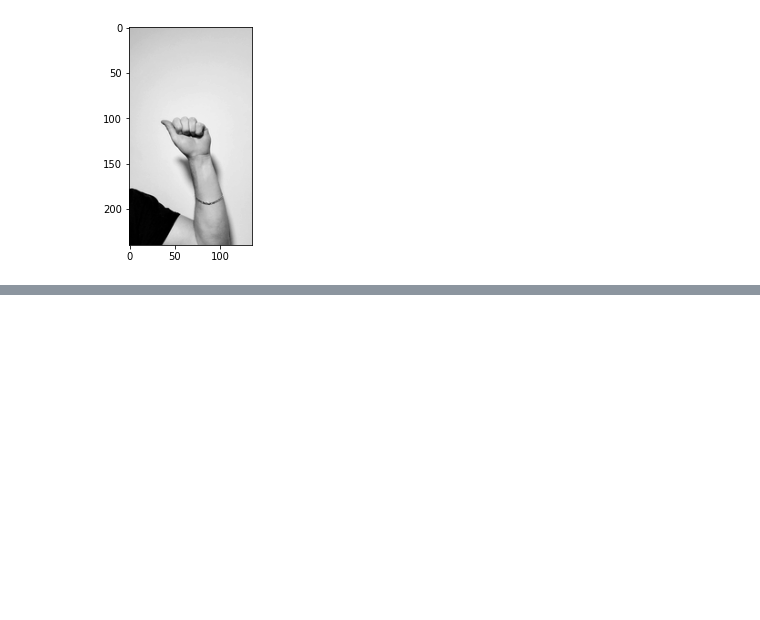
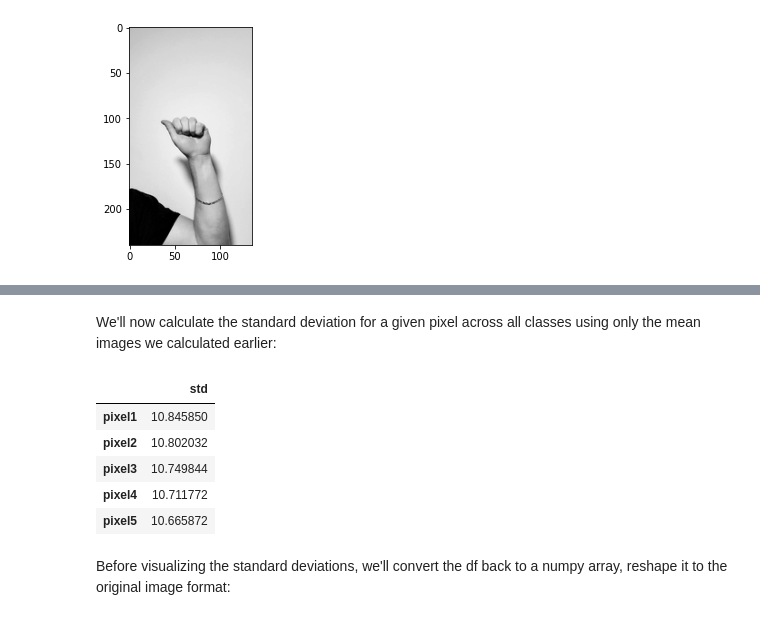
Before and after one commit to zachcarlson/ASLImageRecognition, a Jupyter notebook: ASLImageRecognition.ipynb, the cells around one changed output, grey strips where cells are left out. Saved outputs shown, nothing was run; the diff lists cells and outputs as text; code cells hidden in the pictures; blank space fills up the shorter version.

```diff
--- a/ASLImageRecognition.ipynb
+++ b/ASLImageRecognition.ipynb
@@ -93,0 +187,18 @@ print_mean_image(letter_B)
+# %% [markdown]
+We'll now calculate the standard deviation for a given pixel across all classes using only the mean images we calculated earlier:
+# %%
+image_mean_values = test.iloc[:,1:]
+labels = test.iloc[:,:1]
+
+image_mean_values_std = image_mean_values.std().to_frame()
+image_mean_values_std.columns = ["std"]
+image_mean_values_std.head()
+# %% [output]
+|  | std |
+| pixel1 | 10.845850 |
+| pixel2 | 10.802032 |
+| pixel3 | 10.749844 |
+| pixel4 | 10.711772 |
+| pixel5 | 10.665872 |
+# %% [markdown]
+Before visualizing the standard deviations, we'll convert the df back to a numpy array, reshape it to the original image format:
```
Also changed, not shown: parts of 28 cells of this notebook.
